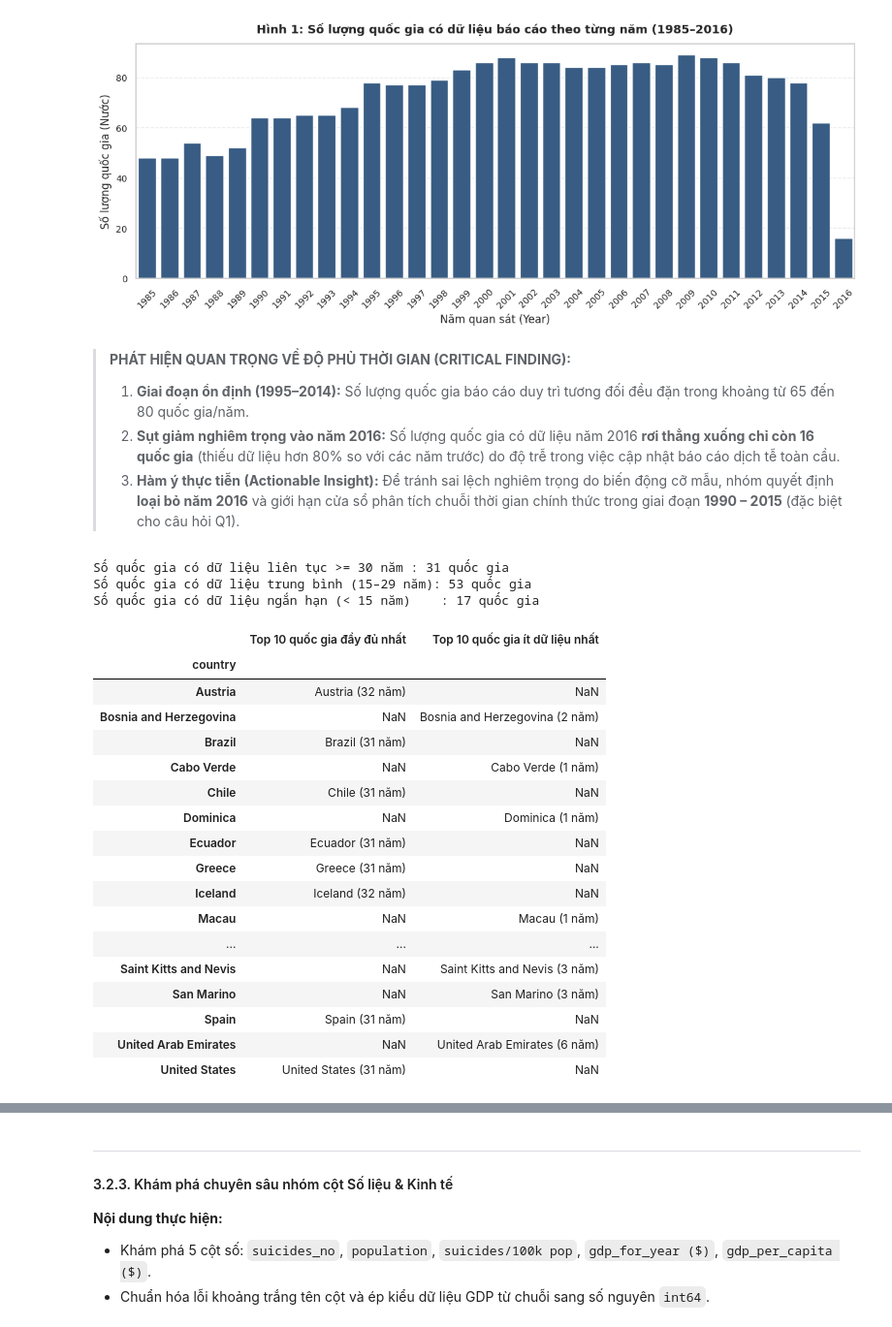
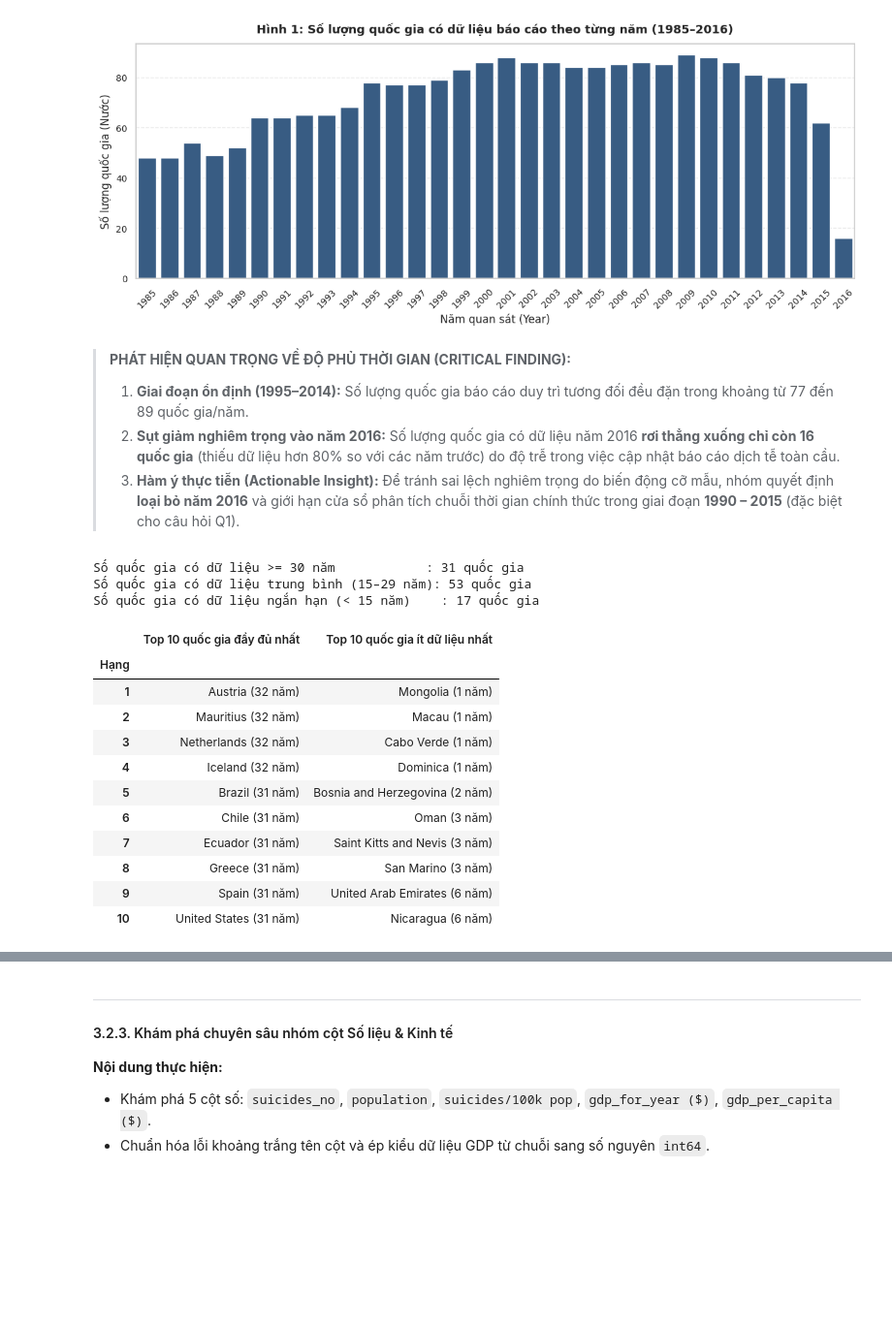
Before and after one commit to 24122039Kien/HCMUS_HKD_program_for_data_scientists, a Jupyter notebook: notebooks/01_collection_exploration.ipynb, the cells around one changed output, grey strips where cells are left out. Shown at 97% size. Drawn from its saved outputs; the diff is of its cells as text; code cells hidden in the pictures; blank space fills up the shorter version.

Commit message:
fix(eda): correct HDI missing rate, coverage stats, and NaN summary table in notebook 01

```diff
--- a/notebooks/01_collection_exploration.ipynb
+++ b/notebooks/01_collection_exploration.ipynb
@@ -172,48 +172,45 @@ plt.show()
 [figure]
 # %% [markdown]
 > **PHÁT HIỆN QUAN TRỌNG VỀ ĐỘ PHỦ THỜI GIAN (CRITICAL FINDING):**
-> 1. **Giai đoạn ổn định (1995–2014):** Số lượng quốc gia báo cáo duy trì tương đối đều đặn trong khoảng từ 65 đến 80 quốc gia/năm.
+> 1. **Giai đoạn ổn định (1995–2014):** Số lượng quốc gia báo cáo duy trì tương đối đều đặn trong khoảng từ 77 đến 89 quốc gia/năm.
 > 2. **Sụt giảm nghiêm trọng vào năm 2016:** Số lượng quốc gia có dữ liệu năm 2016 **rơi thẳng xuống chỉ còn 16 quốc gia** (thiếu dữ liệu hơn 80% so với các năm trước) do độ trễ trong việc cập nhật báo cáo dịch tễ toàn cầu.
 > 3. **Hàm ý thực tiễn (Actionable Insight):** Để tránh sai lệch nghiêm trọng do biến động cỡ mẫu, nhóm quyết định **loại bỏ năm 2016** và giới hạn cửa sổ phân tích chuỗi thời gian chính thức trong giai đoạn **1990 – 2015** (đặc biệt cho câu hỏi Q1).
 # %%
 # Thống kê độ phủ thời gian của từng quốc gia (Quốc gia có dữ liệu liên tục vs ngắt quãng)
 years_by_country = df.groupby('country')['year'].nunique().sort_values(ascending=False)
 
 continuous_30plus = (years_by_country >= 30).sum()
 between_15_29 = ((years_by_country >= 15) & (years_by_country < 30)).sum()
 under_15 = (years_by_country < 15).sum()
 
-print(f"Số quốc gia có dữ liệu liên tục >= 30 năm : {continuous_30plus} quốc gia")
+print(f"Số quốc gia có dữ liệu >= 30 năm            : {continuous_30plus} quốc gia")
 print(f"Số quốc gia có dữ liệu trung bình (15–29 năm): {between_15_29} quốc gia")
 print(f"Số quốc gia có dữ liệu ngắn hạn (< 15 năm)    : {under_15} quốc gia")
 
-# Top 10 quốc gia có dữ liệu đầy đủ nhất và ít nhất
+# Top 10 quốc gia có dữ liệu đầy đủ nhất và ít nhất (dùng list để tránh lệch index gây NaN)
+top_10_list = [f"{c} ({y} năm)" for c, y in years_by_country.head(10).items()]
+bottom_10_list = [f"{c} ({y} năm)" for c, y in years_by_country.tail(10).iloc[::-1].items()]
 summary_coverage = pd.DataFrame({
-    'Top 10 quốc gia đầy đủ nhất': years_by_country.head(10).index + ' (' + years_by_country.head(10).astype(str) + ' năm)',
-    'Top 10 quốc gia ít dữ liệu nhất': years_by_country.tail(10).index + ' (' + years_by_country.tail(10).astype(str) + ' năm)'
-})
+    'Top 10 quốc gia đầy đủ nhất': top_10_list,
+    'Top 10 quốc gia ít dữ liệu nhất': bottom_10_list
+}, index=range(1, 11))
+summary_coverage.index.name = 'Hạng'
 summary_coverage
 # %% [output]
-Số quốc gia có dữ liệu liên tục >= 30 năm : 31 quốc gia
+Số quốc gia có dữ liệu >= 30 năm            : 31 quốc gia
 Số quốc gia có dữ liệu trung bình (15–29 năm): 53 quốc gia
 Số quốc gia có dữ liệu ngắn hạn (< 15 năm)    : 17 quốc gia
 |  | Top 10 quốc gia đầy đủ nhất | Top 10 quốc gia ít dữ liệu nhất |
-| country |  |  |
-| Austria | Austria (32 năm) | NaN |
-| Bosnia and Herzegovina | NaN | Bosnia and Herzegovina (2 năm) |
-| Brazil | Brazil (31 năm) | NaN |
-| Cabo Verde | NaN | Cabo Verde (1 năm) |
-| Chile | Chile (31 năm) | NaN |
-| Dominica | NaN | Dominica (1 năm) |
-| Ecuador | Ecuador (31 năm) | NaN |
-| Greece | Greece (31 năm) | NaN |
-| Iceland | Iceland (32 năm) | NaN |
-| Macau | NaN | Macau (1 năm) |
-| ... | ... | ... |
-| Saint Kitts and Nevis | NaN | Saint Kitts and Nevis (3 năm) |
-| San Marino | NaN | San Marino (3 năm) |
-| Spain | Spain (31 năm) | NaN |
-| United Arab Emirates | NaN | United Arab Emirates (6 năm) |
-| United States | United States (31 năm) | NaN |
+| Hạng |  |  |
+| 1 | Austria (32 năm) | Mongolia (1 năm) |
+| 2 | Mauritius (32 năm) | Macau (1 năm) |
+| 3 | Netherlands (32 năm) | Cabo Verde (1 năm) |
+| 4 | Iceland (32 năm) | Dominica (1 năm) |
+| 5 | Brazil (31 năm) | Bosnia and Herzegovina (2 năm) |
+| 6 | Chile (31 năm) | Oman (3 năm) |
+| 7 | Ecuador (31 năm) | Saint Kitts and Nevis (3 năm) |
+| 8 | Greece (31 năm) | San Marino (3 năm) |
+| 9 | Spain (31 năm) | United Arab Emirates (6 năm) |
+| 10 | United States (31 năm) | Nicaragua (6 năm) |
 # %% [markdown]
 > **Nhận xét về tính khả thi của câu hỏi Q1 (Fixed Balanced Cohort):**
```
Also changed, not shown: parts of 2 cells of this notebook, 2 other files.
